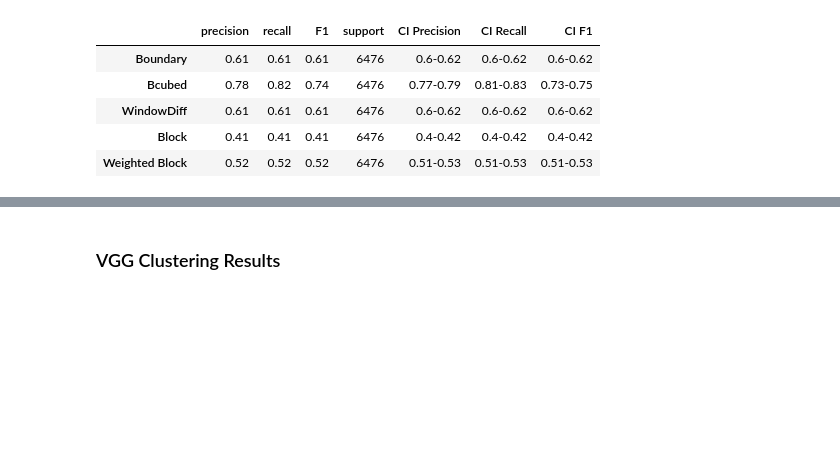
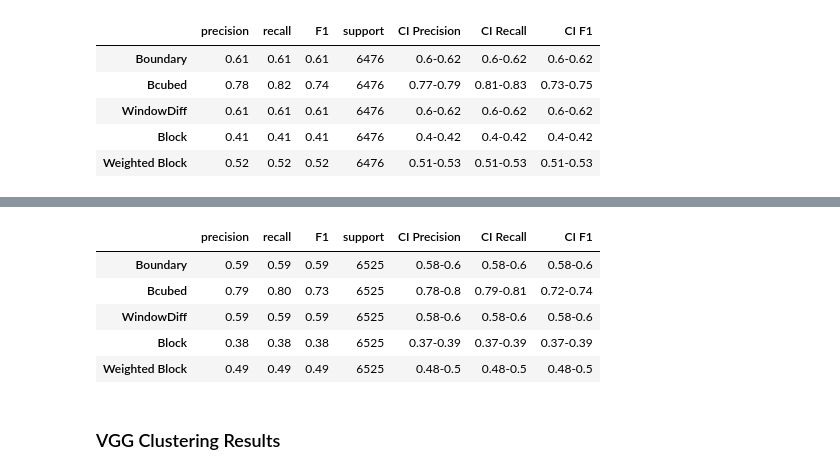
Before and after one commit to luka5132/Agglomerative_Clustering_PSS, a Jupyter notebook: main.ipynb, the cells around one changed output, grey strips where cells are left out. Saved outputs shown, nothing was run; the diff lists cells and outputs as text; code cells hidden in the pictures; blank space fills up the shorter version.

```diff
--- a/main.ipynb
+++ b/main.ipynb
@@ -940,3 +1041,12 @@ switch_start_scores_corp2
+# %%
+switch_start_scores_corp2
+# %% [output]
+|  | precision | recall | F1 | support | CI Precision | CI Recall | CI F1 |
+| Boundary | 0.59 | 0.59 | 0.59 | 6525 | 0.58-0.6 | 0.58-0.6 | 0.58-0.6 |
+| Bcubed | 0.79 | 0.80 | 0.73 | 6525 | 0.78-0.8 | 0.79-0.81 | 0.72-0.74 |
+| WindowDiff | 0.59 | 0.59 | 0.59 | 6525 | 0.58-0.6 | 0.58-0.6 | 0.58-0.6 |
+| Block | 0.38 | 0.38 | 0.38 | 6525 | 0.37-0.39 | 0.37-0.39 | 0.37-0.39 |
+| Weighted Block | 0.49 | 0.49 | 0.49 | 6525 | 0.48-0.5 | 0.48-0.5 | 0.48-0.5 |
 # %% [markdown]
 ### VGG Clustering Results
 # %%
```
Also changed, not shown: parts of 12 cells of this notebook, 1 other file.
